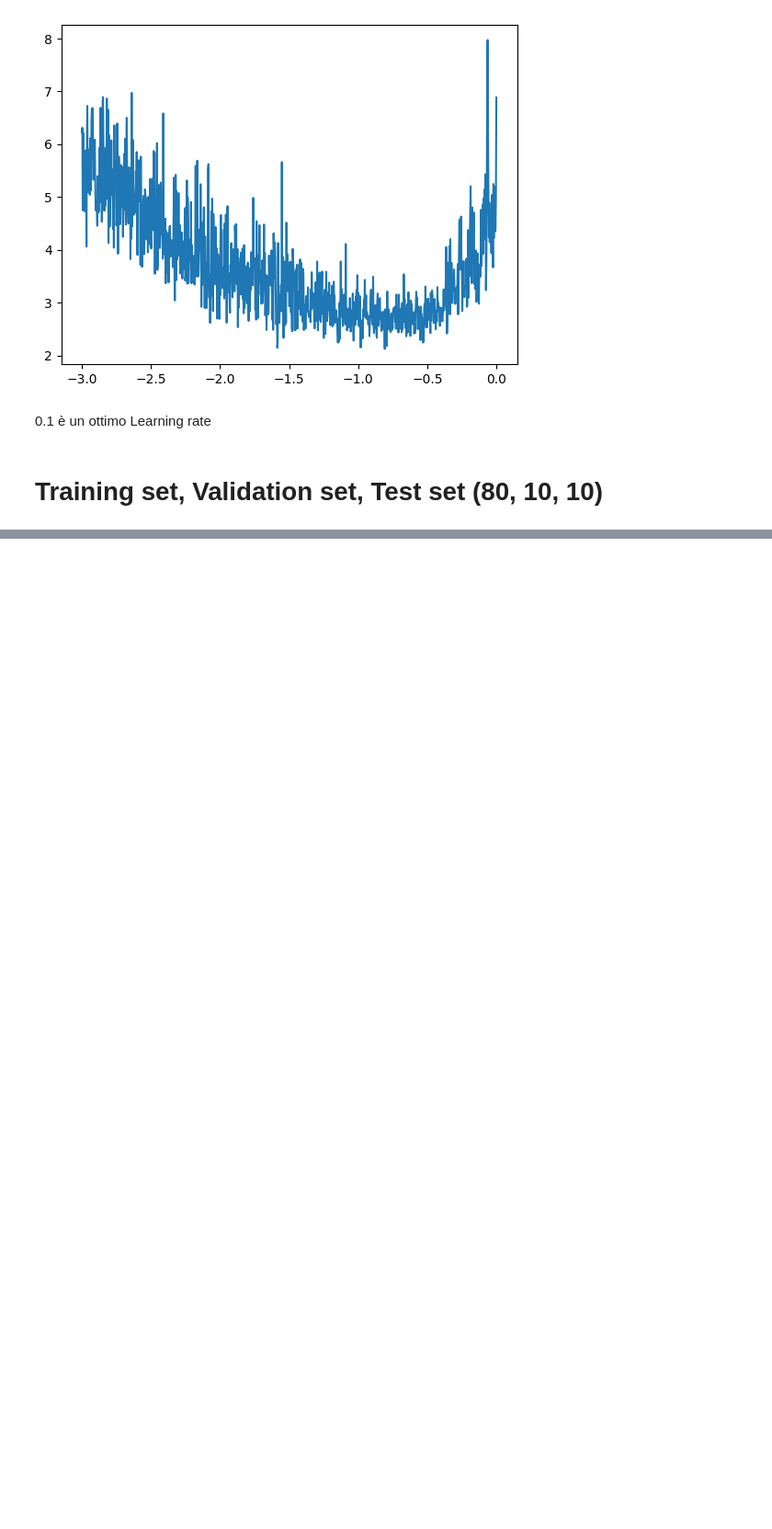
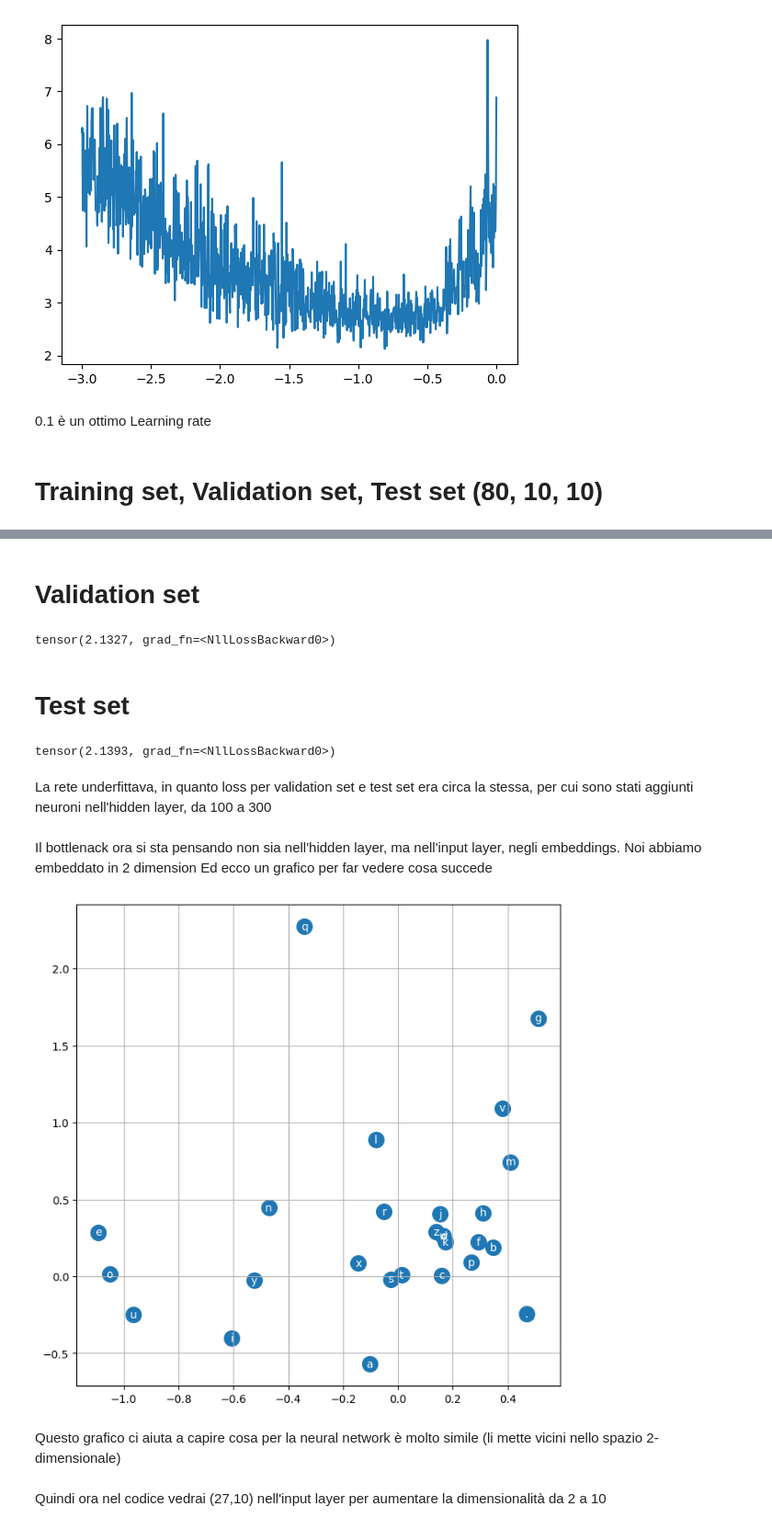
Before and after one commit to andreapanico10/Andrej_Karpathy, a Jupyter notebook: Lesson_3.ipynb, the cells around one changed output, grey strips where cells are left out. Shown at 92% size. Drawn from its saved outputs; the diff is of its cells as text; code cells hidden in the pictures; blank space fills up the shorter version.

```diff
--- a/Lesson_3.ipynb
+++ b/Lesson_3.ipynb
@@ -506,0 +516,40 @@ IndexError: index 1000 is out of bounds for dimension 0 with size 1000
+# %% [markdown]
+# Validation set
+# %%
+emb = C[Xval]
+h = torch.tanh(emb.view(-1, 30) @ W1 + b1) # (32, 100)
+logits = h @ W2 + b2 # (32, 32)
+loss = F.cross_entropy(logits, Yval)
+loss
+# %% [output]
+tensor(2.1327, grad_fn=<NllLossBackward0>)
+# %% [markdown]
+# Test set
+# %%
+emb = C[Xte]
+h = torch.tanh(emb.view(-1, 30) @ W1 + b1) # (32, 100)
+logits = h @ W2 + b2 # (32, 32)
+loss = F.cross_entropy(logits, Yte)
+loss
+# %% [output]
+tensor(2.1393, grad_fn=<NllLossBackward0>)
+# %% [markdown]
+La rete underfittava, in quanto loss per validation set e test set era circa la stessa, per cui
+sono stati aggiunti neuroni nell'hidden layer, da 100 a 300
+# %% [markdown]
+Il bottlenack ora si sta pensando non sia nell'hidden layer,
+ma nell'input layer, negli embeddings.
+Noi abbiamo embeddato in 2 dimension
+Ed ecco un grafico per far vedere cosa succede
+# %%
+plt.figure(figsize=(8,8))
+plt.scatter(C[:,0].data, C[:,1].data, s=200)
+for i in range(C.shape[0]):
+    plt.text(C[i,0].item(), C[i,1].item(), itos[i], ha="center", va="center", color="white")
+plt.grid("minor")
+# %% [output]
+[figure, added]
+# %% [markdown]
+Questo grafico ci aiuta a capire cosa per la neural network è molto simile (li mette vicini nello spazio 2-dimensionale)
+# %% [markdown]
+Quindi ora nel codice vedrai (27,10) nell'input layer per aumentare la dimensionalità da 2 a 10
```
Also changed, not shown: parts of 7 cells of this notebook, 1 other file.
